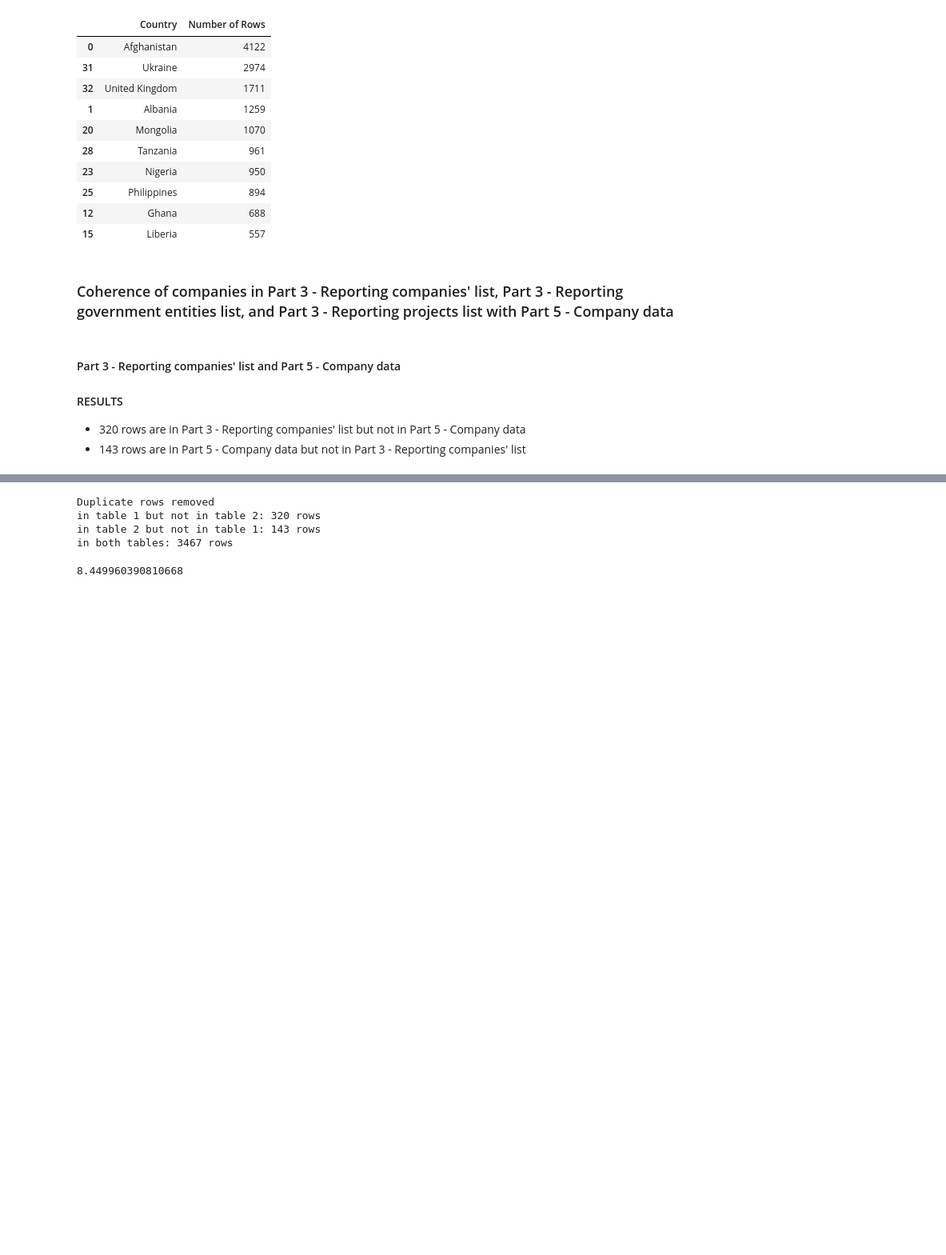
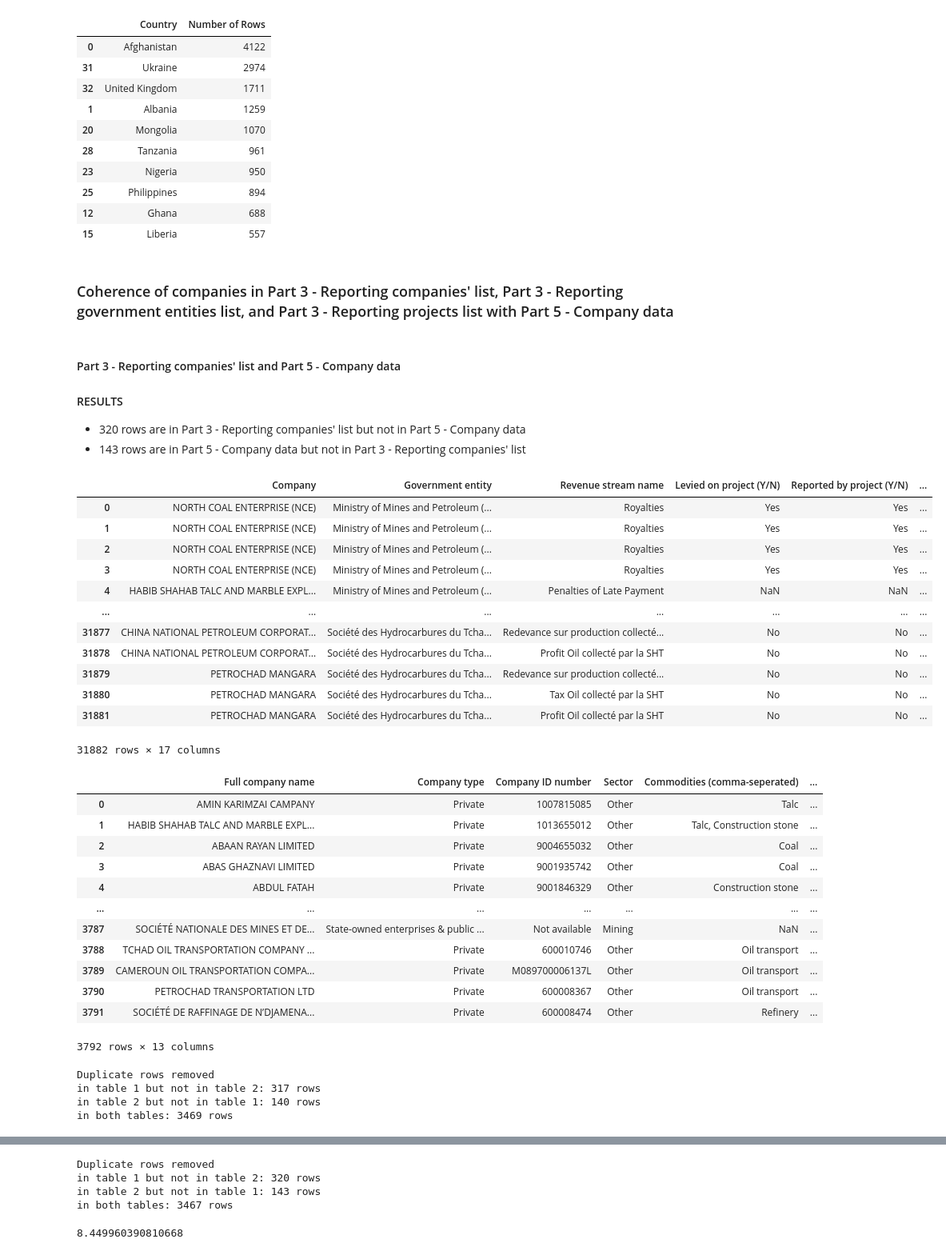
Before and after one commit to civicliteracies/EITI_SDT_data_verification_and_validation, a Jupyter notebook: 02 - Duplication and coherence.ipynb, the cells around one changed output, grey strips where cells are left out. Shown: that part at 80% size. Cells and saved outputs as stored; diff of their text form; code cells hidden in the pictures; blank space fills up the shorter version.

```diff
--- a/02 - Duplication and coherence.ipynb
+++ b/02 - Duplication and coherence.ipynb
@@ -814,3 +814,55 @@ def compare_tables_drop_duplicates(df1, df2, common_columns_df1, common_columns_
 #### RESULTS
 - 320 rows are in Part 3 - Reporting companies' list but not in Part 5 - Company data
 - 143 rows are in Part 5 - Company data but not in Part 3 - Reporting companies' list
+# %%
+df_part_5_allcaps = df_part_5.copy()
+df_part_5_allcaps["Company"] = df_part_5_allcaps["Company"].str.upper()
+display(df_part_5_allcaps)
+df_part_3a_allcaps = df_part_3a.copy()
+df_part_3a_allcaps["Full company name"] = df_part_3a_allcaps["Full company name"].str.upper()
+display(df_part_3a_allcaps)
+# %% [output]
+|  | Company | Government entity | Revenue stream name | Levied on project (Y/N) | Reported by project (Y/N) | ... |
+| 0 | NORTH COAL ENTERPRISE (NCE) | Ministry of Mines and Petroleum (... | Royalties | Yes | Yes | ... |
+| 1 | NORTH COAL ENTERPRISE (NCE) | Ministry of Mines and Petroleum (... | Royalties | Yes | Yes | ... |
+| 2 | NORTH COAL ENTERPRISE (NCE) | Ministry of Mines and Petroleum (... | Royalties | Yes | Yes | ... |
+| 3 | NORTH COAL ENTERPRISE (NCE) | Ministry of Mines and Petroleum (... | Royalties | Yes | Yes | ... |
+| 4 | HABIB SHAHAB TALC AND MARBLE EXPL... | Ministry of Mines and Petroleum (... | Penalties of Late Payment | NaN | NaN | ... |
+| ... | ... | ... | ... | ... | ... | ... |
+| 31877 | CHINA NATIONAL PETROLEUM CORPORAT... | Société des Hydrocarbures du Tcha... | Redevance sur production collecté... | No | No | ... |
+| 31878 | CHINA NATIONAL PETROLEUM CORPORAT... | Société des Hydrocarbures du Tcha... | Profit Oil collecté par la SHT | No | No | ... |
+| 31879 | PETROCHAD MANGARA | Société des Hydrocarbures du Tcha... | Redevance sur production collecté... | No | No | ... |
+| 31880 | PETROCHAD MANGARA | Société des Hydrocarbures du Tcha... | Tax Oil collecté par la SHT | No | No | ... |
+| 31881 | PETROCHAD MANGARA | Société des Hydrocarbures du Tcha... | Profit Oil collecté par la SHT | No | No | ... |
+31882 rows × 17 columns
+|  | Full company name | Company type | Company ID number | Sector | Commodities (comma-seperated) | ... |
+| 0 | AMIN KARIMZAI CAMPANY | Private | 1007815085 | Other | Talc | ... |
+| 1 | HABIB SHAHAB TALC AND MARBLE EXPL... | Private | 1013655012 | Other | Talc, Construction stone | ... |
+| 2 | ABAAN RAYAN LIMITED | Private | 9004655032 | Other | Coal | ... |
+| 3 | ABAS GHAZNAVI LIMITED | Private | 9001935742 | Other | Coal | ... |
+| 4 | ABDUL FATAH | Private | 9001846329 | Other | Construction stone | ... |
+| ... | ... | ... | ... | ... | ... | ... |
+| 3787 | SOCIÉTÉ NATIONALE DES MINES ET DE... | State-owned enterprises & public ... | Not available | Mining | NaN | ... |
+| 3788 | TCHAD OIL TRANSPORTATION COMPANY ... | Private | 600010746 | Other | Oil transport | ... |
+| 3789 | CAMEROUN OIL TRANSPORTATION COMPA... | Private | M089700006137L | Other | Oil transport | ... |
+| 3790 | PETROCHAD TRANSPORTATION LTD | Private | 600008367 | Other | Oil transport | ... |
+| 3791 | SOCIÉTÉ DE RAFFINAGE DE N’DJAMENA... | Private | 600008474 | Other | Refinery | ... |
+3792 rows × 13 columns
+# %%
+common_columns_3a5 = ["Full company name", "Country", "Year"]
+common_columns_53a = ["Company", "Country", "Year"]
+
+# for key, data in compare_tables(df_part_3a, df_part_5, common_columns_3a5, common_columns_53a).items():
+#     print(key)
+#     display(data)
+
+compare_3a5_allcaps = compare_tables_drop_duplicates(df_part_3a_allcaps, df_part_5_allcaps, common_columns_3a5, common_columns_53a)
+
+print("Duplicate rows removed")
+for key, data in compare_3a5_allcaps.items():
+    print(f'{key}: {data.shape[0]} rows')
+# %% [output]
+Duplicate rows removed
+in table 1 but not in table 2: 317 rows
+in table 2 but not in table 1: 140 rows
+in both tables: 3469 rows
```
Also changed, not shown: parts of 1 cell of this notebook, 1 other file.
